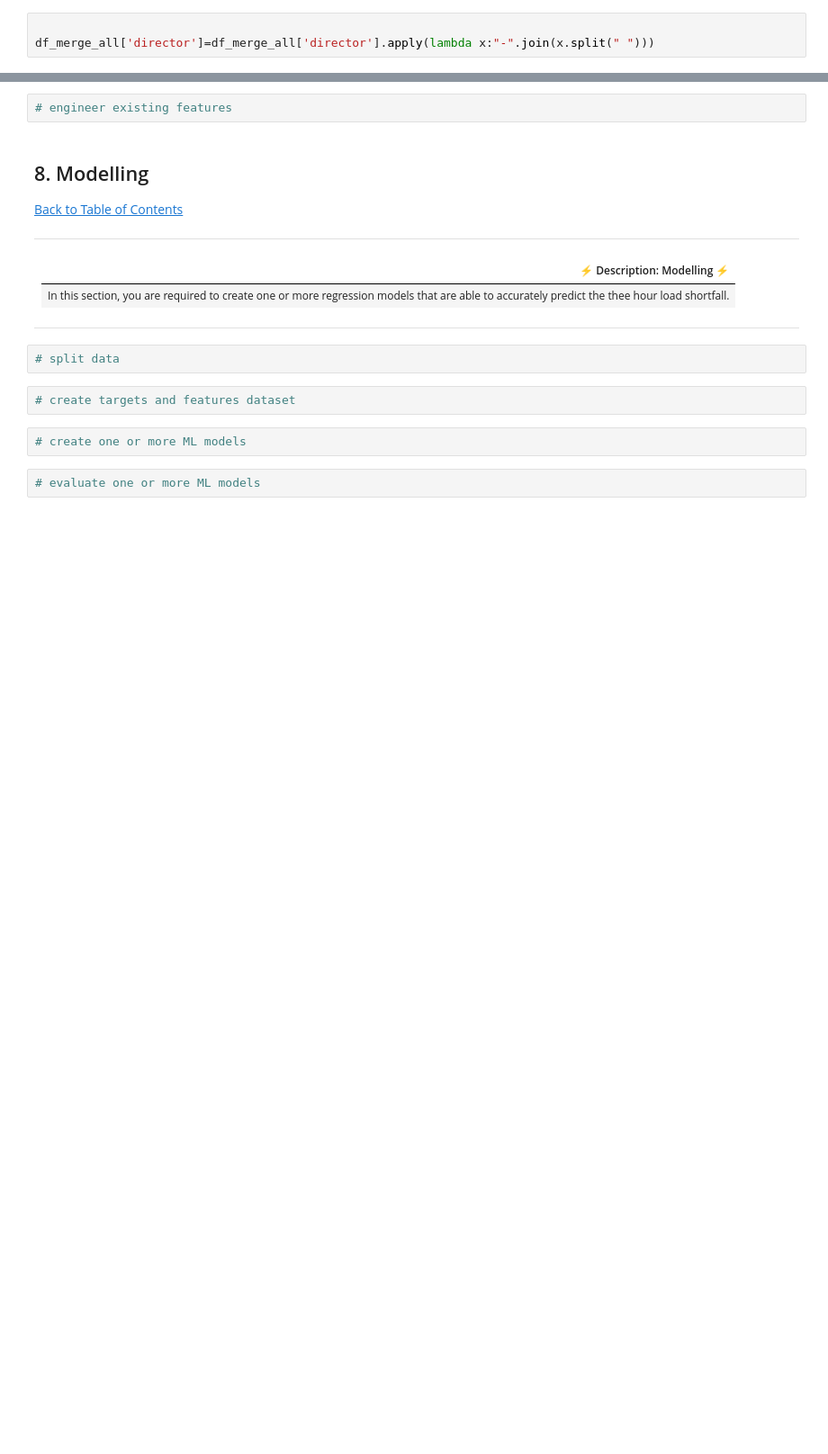
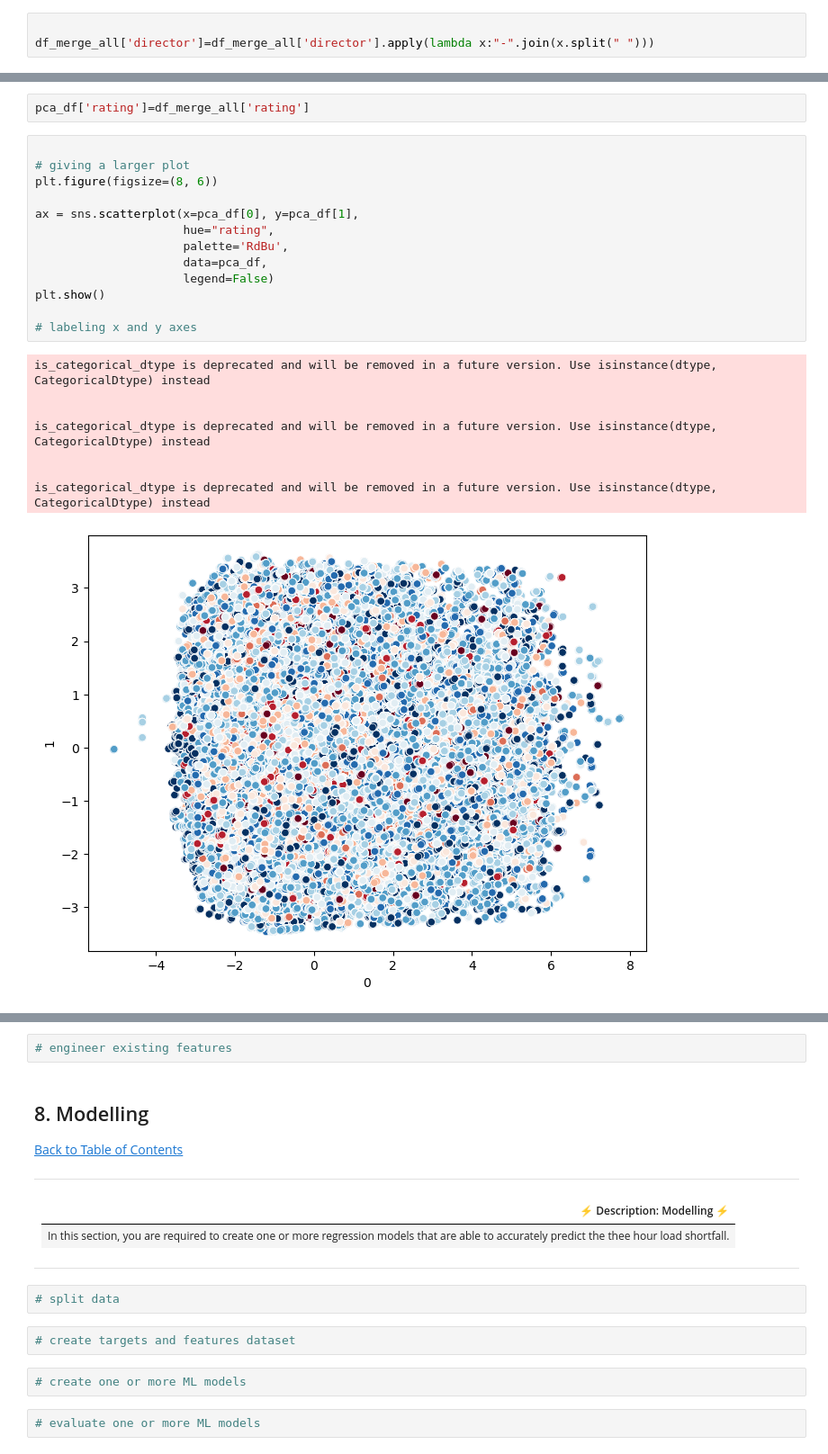
Before and after one commit to HlawuR/SmartRecommender, a Jupyter notebook: Unsupervised_skeleton_notebook.ipynb, the cells around one changed output, grey strips where cells are left out. Shown at 90% size. Drawn from its saved outputs; the diff is of its cells as text; blank space fills up the shorter version.

```diff
--- a/Unsupervised_skeleton_notebook.ipynb
+++ b/Unsupervised_skeleton_notebook.ipynb
@@ -528,0 +903,24 @@ features = [col for col in us_df.columns if col not in labels]
+# %%
+pca_df['rating']=df_merge_all['rating']
+# %%
+
+# giving a larger plot
+plt.figure(figsize=(8, 6))
+
+ax = sns.scatterplot(x=pca_df[0], y=pca_df[1],
+                     hue="rating",
+                     palette='RdBu',
+                     data=pca_df,
+                     legend=False)
+plt.show()
+
+# labeling x and y axes
+# %% [output]
+is_categorical_dtype is deprecated and will be removed in a future version. Use isinstance(dtype, CategoricalDtype) instead
+
+
+is_categorical_dtype is deprecated and will be removed in a future version. Use isinstance(dtype, CategoricalDtype) instead
+
+
+is_categorical_dtype is deprecated and will be removed in a future version. Use isinstance(dtype, CategoricalDtype) instead
+[figure, added]
```
Also changed, not shown: parts of 63 cells of this notebook.
